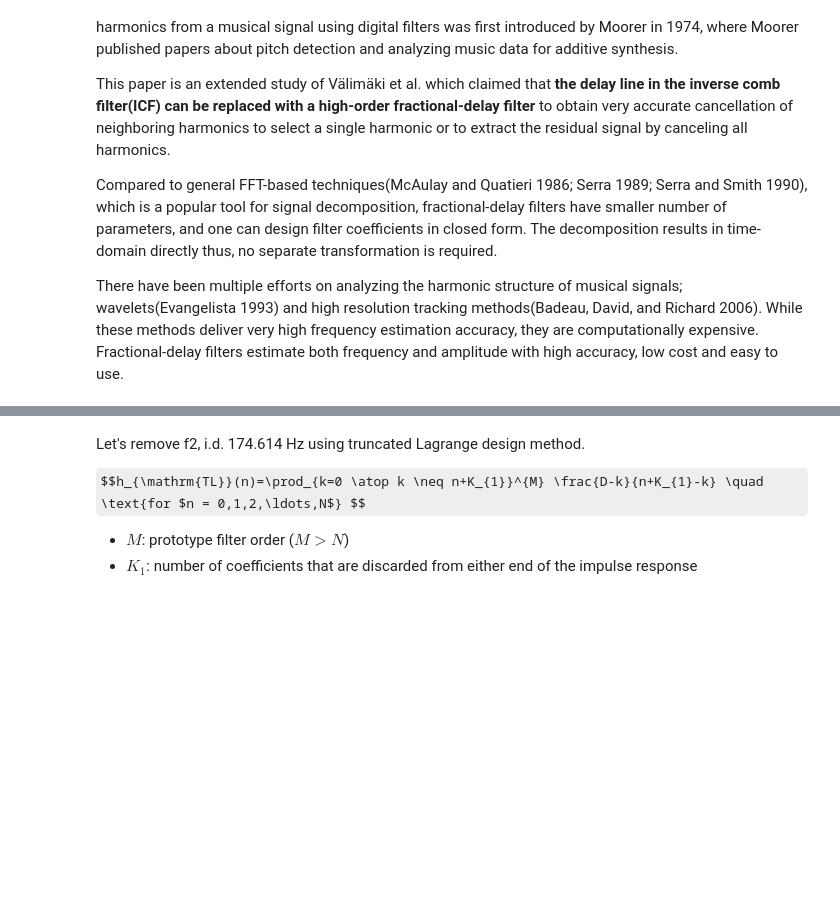
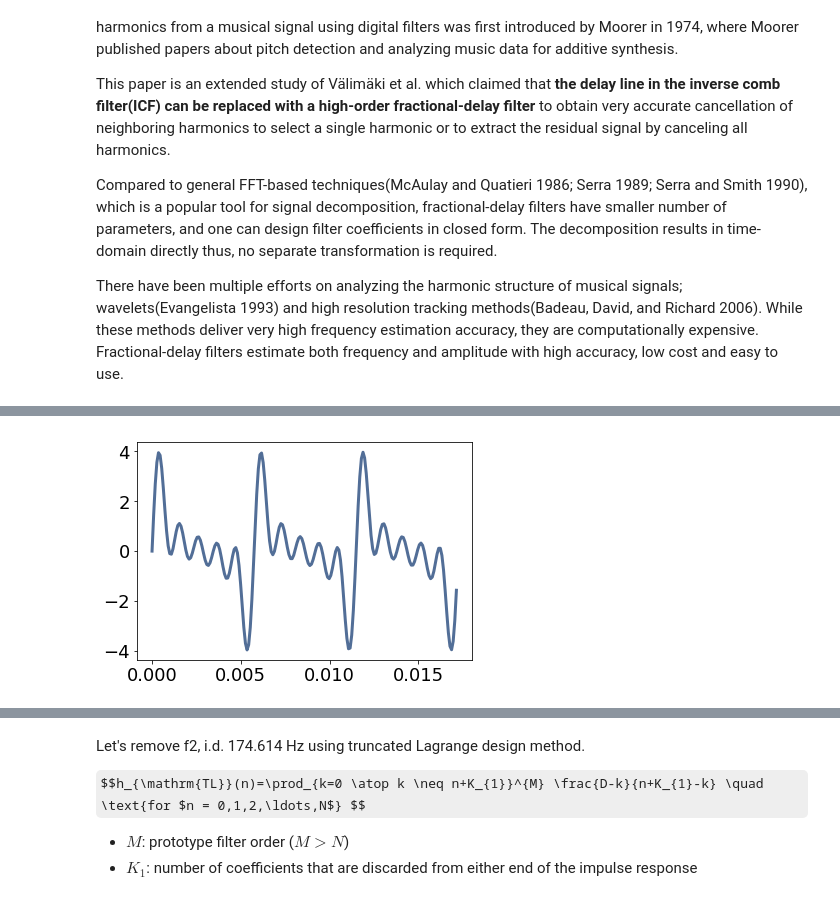
Before and after one commit to SuperShinyEyes/aalto-audio-signal-processing, a Jupyter notebook: homeworks/HW3_fractional_delay_filters.ipynb, the cells around one changed output, grey strips where cells are left out. Saved outputs shown, nothing was run; the diff lists cells and outputs as text; code cells hidden in the pictures; some formulas as TeX source; blank space fills up the shorter version.

```diff
--- a/homeworks/HW3_fractional_delay_filters.ipynb
+++ b/homeworks/HW3_fractional_delay_filters.ipynb
@@ -83,0 +71,9 @@ c2e2f2.make_audio()
+# %%
+def get_tones(f0, num_tones=1):
+    return thinkdsp.SumSignal(*tuple(thinkdsp.Sinusoid(freq=f0*order) for order in range(1,num_tones+1)))
+
+s = get_tones(174, num_tones=5)
+
+s.plot()
+# %% [output]
+[figure, added]
```
Also changed, not shown: parts of 24 cells of this notebook.
